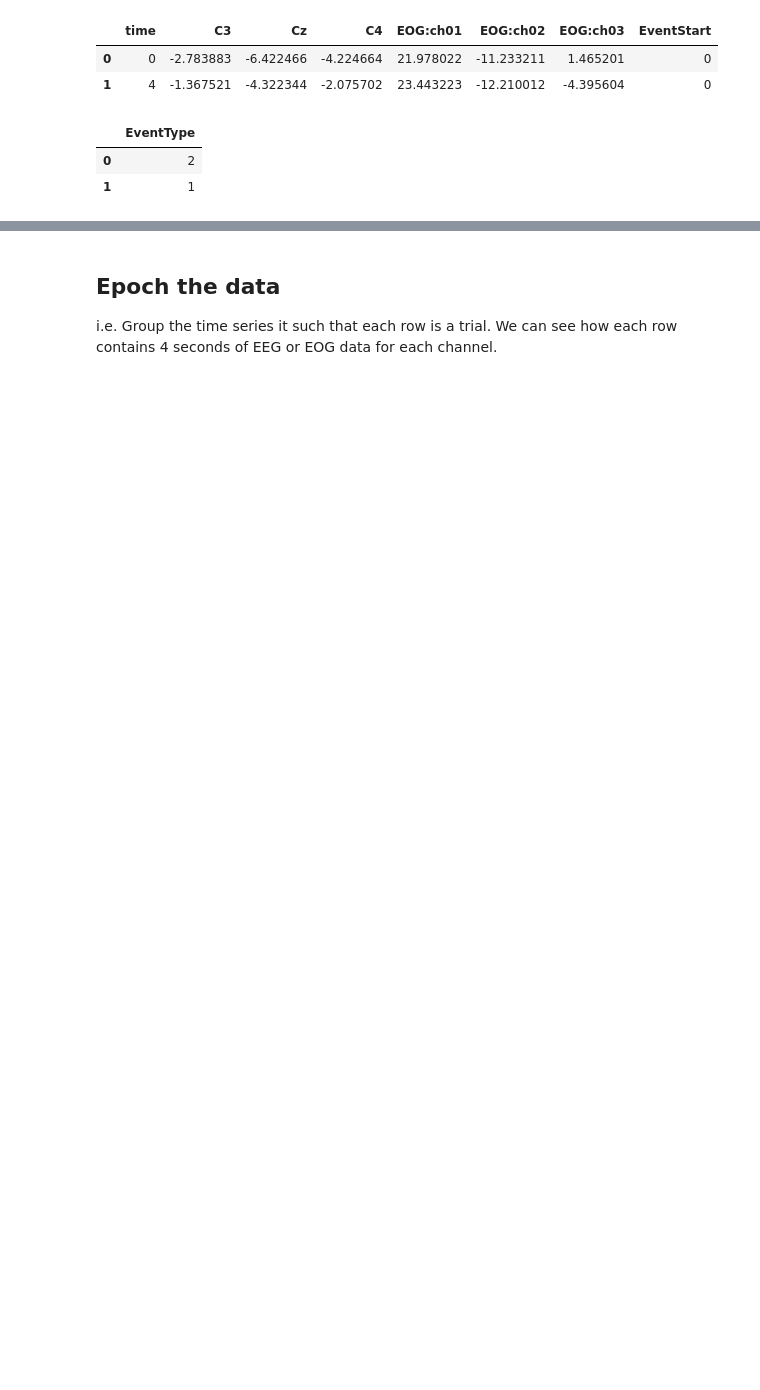
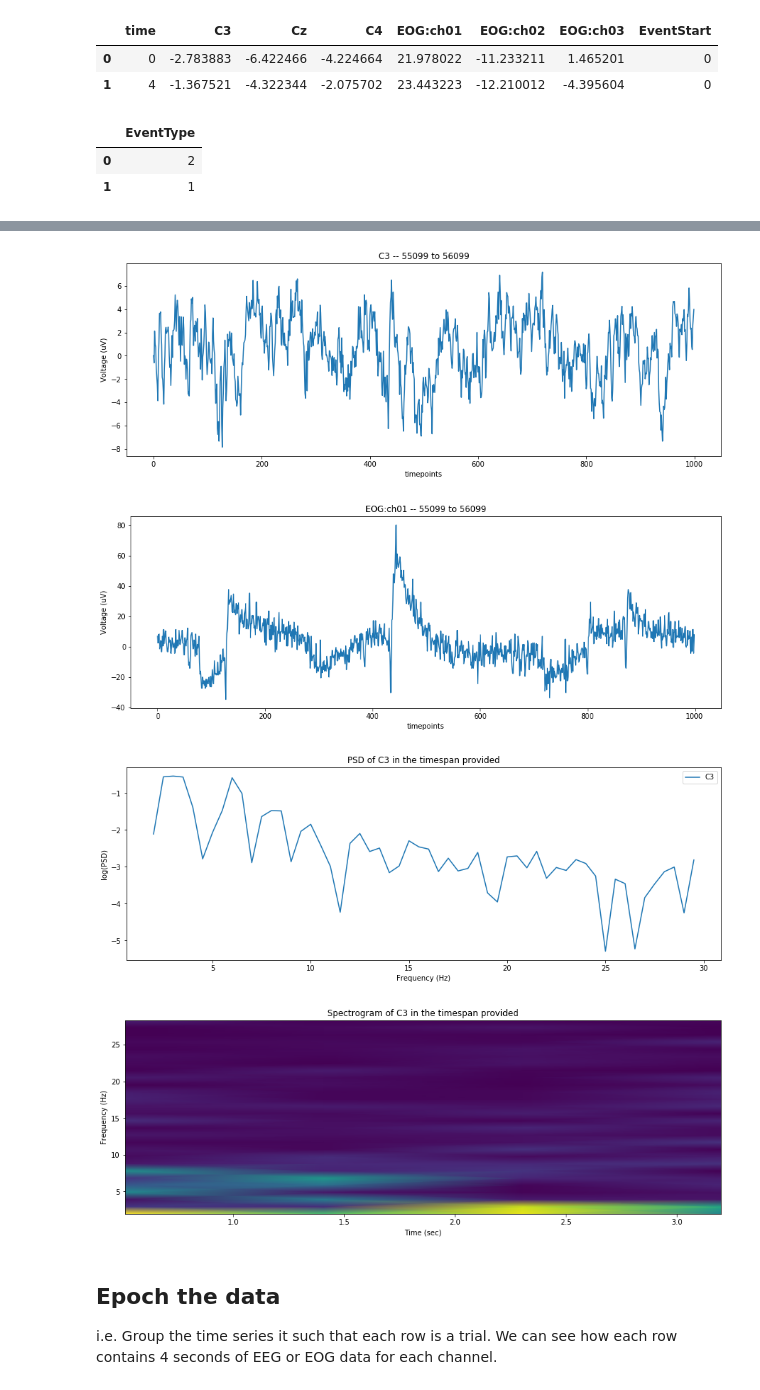
Before and after one commit to NeuroTech-UCSD/Neural-Data-Analysis-Notebooks, a Jupyter notebook: 00_StarterNotebook_BCIC_IV_2b.ipynb, the cells around one changed output, grey strips where cells are left out. Drawn from its saved outputs; the diff is of its cells as text; code cells hidden in the pictures; blank space fills up the shorter version.

Commit message:
Added spectrogram and explanation for PSD and channels

```diff
--- a/00_StarterNotebook_BCIC_IV_2b.ipynb
+++ b/00_StarterNotebook_BCIC_IV_2b.ipynb
@@ -80,4 +86,14 @@ def plotPSD_fromEEG(eeg_data, fs=eeg_fs, pre_cut_off_freq=0, post_cut_off_freq=1
     plotPSD(freq, psd, fs, pre_cut_off_freq, post_cut_off_freq, label)
+# %%
+# Spectrogram plotting
+def plotSpectrogram_fromEEG(eeg_data, fs=eeg_fs, pre_cut_off_freq=0, post_cut_off_freq=120):
+    f, t, Sxx = signal.spectrogram(eeg_data, fs=fs)
+    # Calculate the frequency point that corresponds with the desired cut off frequencies
+    pre_cut = int(len(f)*(pre_cut_off_freq / f[-1]))
+    post_cut = int(len(f)*(post_cut_off_freq / f[-1]))
+    plt.pcolormesh(t, f[pre_cut:post_cut], Sxx[pre_cut:post_cut], shading='gouraud')
+    plt.ylabel("Frequency (Hz)")
+    plt.xlabel("Time (sec)")
 # %% [markdown]
 ## Load data
 # %%
@@ -109,3 +138,43 @@ event_df.head(2)
+# %%
+# Adjust these two values to see different timepoints
+# A single trial is 4 seconds or 1000 timpoints (4 ms per timepoint)
+# Hint: refer to the Epoched data dataframe for the time of each trial
+start_time_timepoints = 220396 // 4
+end_time_timepoints = 55099 + 1000
+
+# Plot a single EEG channel
+plt.figure(figsize=(15,5))
+plt.plot(eeg_df['C3'].values[start_time_timepoints:end_time_timepoints])
+plt.title("C3 -- " + str(start_time_timepoints) + " to " + str(end_time_timepoints))
+plt.xlabel("timepoints")
+plt.ylabel("Voltage (uV)")
+plt.show()
+
+# Plot a single EOG channel
+plt.figure(figsize=(15,5))
+plt.plot(eeg_df['EOG:ch01'].values[start_time_timepoints:end_time_timepoints])
+plt.title("EOG:ch01 -- " + str(start_time_timepoints) + " to " + str(end_time_timepoints))
+plt.xlabel("timepoints")
+plt.ylabel("Voltage (uV)")
+plt.show()
+
+# Plot the PSD of the single EEG channel
+plt.figure(figsize=(15,5))
+plotPSD_fromEEG(eeg_df['C3'].values[start_time_timepoints:end_time_timepoints], pre_cut_off_freq=2, post_cut_off_freq=30,label="C3")
+plt.title("PSD of C3 in the timespan provided")
+plt.legend()
+plt.show()
+
+# Plot the spectrogram of the single EEG channel
+plt.figure(figsize=(15,5))
+plotSpectrogram_fromEEG(eeg_df['C3'].values[start_time_timepoints:end_time_timepoints], pre_cut_off_freq=2, post_cut_off_freq=30)
+plt.title("Spectrogram of C3 in the timespan provided")
+plt.show()
+# %% [output]
+[figure, added]
+[figure, added]
+[figure, added]
+[figure, added]
 # %% [markdown]
 ## Epoch the data
 i.e. Group the time series it such that each row is a trial. We can see how each row contains 4 seconds of EEG or EOG data for each channel.
```
Also changed, not shown: parts of 12 cells of this notebook.
